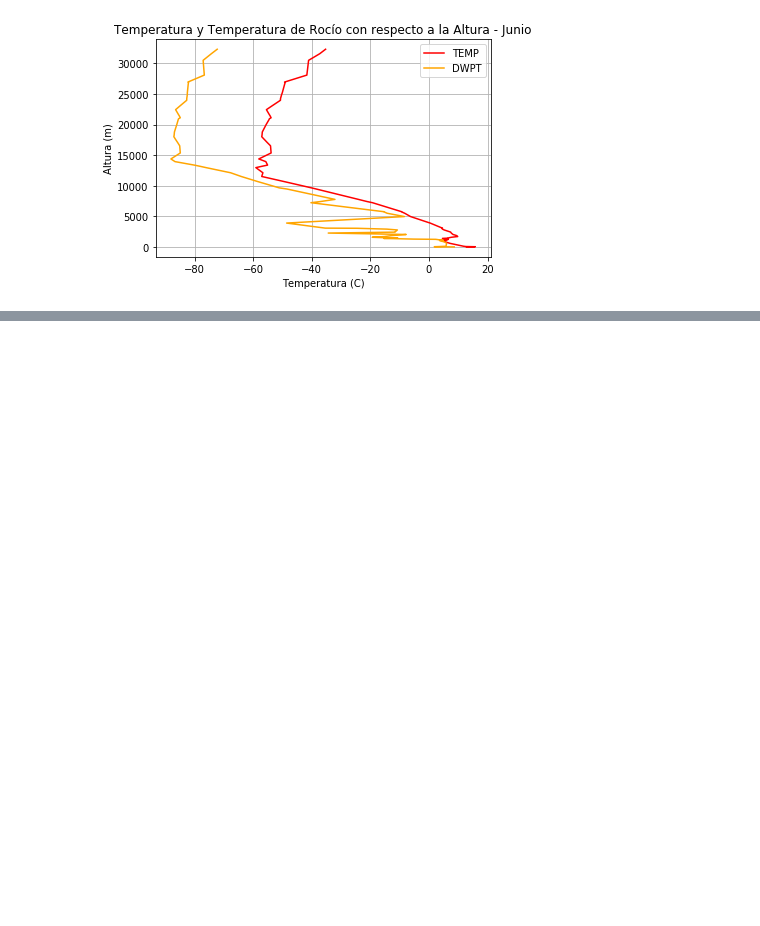
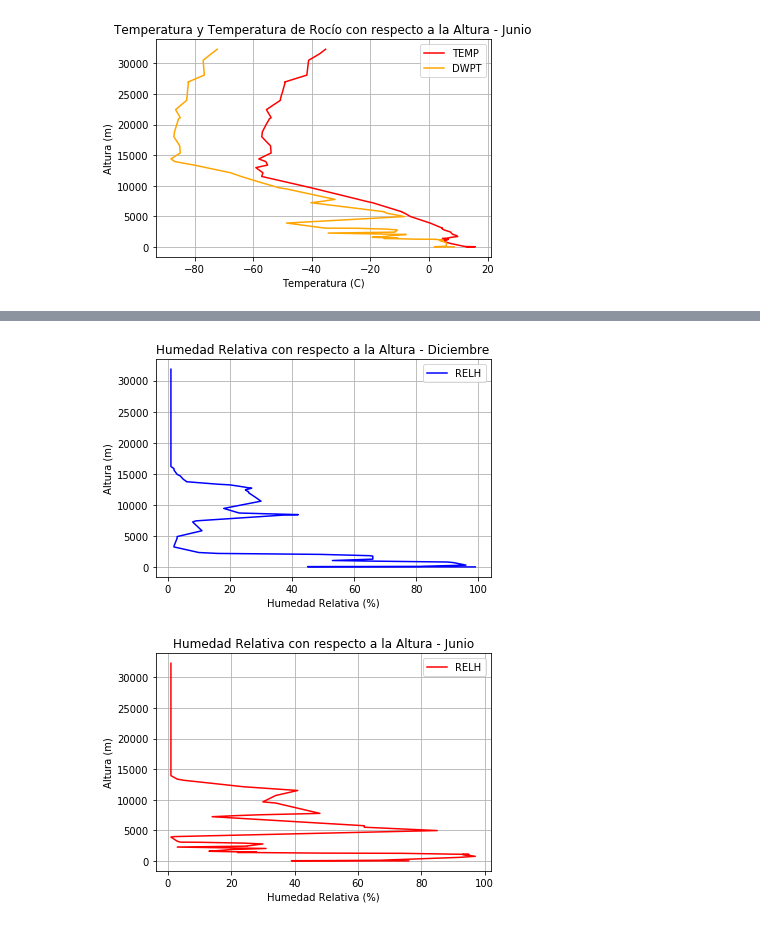
Before and after one commit to jesusgonzaleze23/Computacional-1, a Jupyter notebook: Actividad3/Actividad3.ipynb, the cells around one changed output, grey strips where cells are left out. Cells and saved outputs as stored; diff of their text form; code cells hidden in the pictures; blank space fills up the shorter version.

```diff
--- a/Actividad3/Actividad3.ipynb
+++ b/Actividad3/Actividad3.ipynb
@@ -130,22 +163,25 @@ ValueError: x and y must have same first dimension, but have shapes (81,) and (7
 # %%
 #Gráfica de la humedad relativa como función de la altura.
 
 #Datos de 22 de Diciembre 2017, Valentia Observatory.
 humD = dfDec['RELH']
 altD = dfDec['HGHT']
 plt.plot(humD, altD, "blue", label='RELH'); plt.legend(loc='best')
-plt.title('Humedad Relativa con respecto a la Altura')
-plt.ylabel('Humedad Relativa (%)')
-plt.xlabel('Altura (m)')
+plt.title('Humedad Relativa con respecto a la Altura - Diciembre')
+plt.xlabel('Humedad Relativa (%)')
+plt.ylabel('Altura (m)')
 plt.grid(True)
 plt.show()
 
 #Datos de 22 de Junio 2017, Valentia Observatory.
 humJ = dfJun['RELH']
 altJ = dfJun['HGHT']
 plt.plot(humJ, altJ, "red", label='RELH'); plt.legend(loc='best')
-plt.title('Humedad Relativa con respecto a la Altura')
-plt.ylabel('Humedad Relativa (%)')
-plt.xlabel('Altura (m)')
+plt.title('Humedad Relativa con respecto a la Altura - Junio')
+plt.xlabel('Humedad Relativa (%)')
+plt.ylabel('Altura (m)')
 plt.grid(True)
 plt.show()
+# %% [output]
+[figure, added]
+[figure, added]
```
Also changed, not shown: parts of 4 cells of this notebook, 4 other files.
